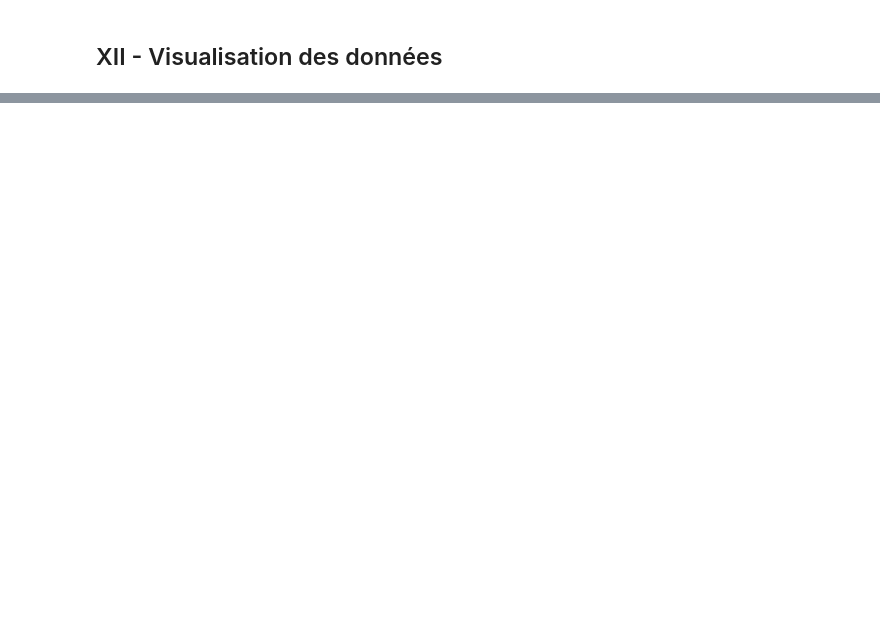
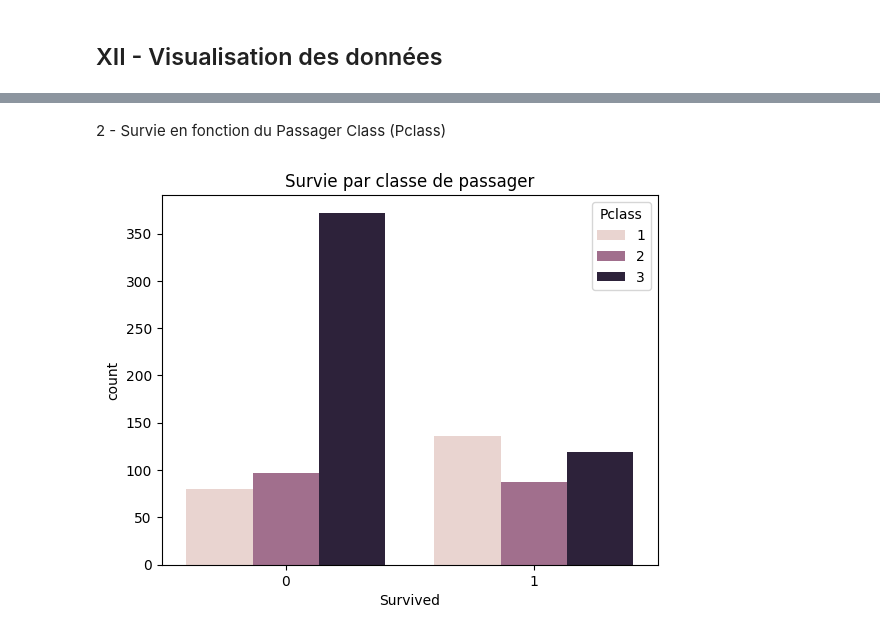
Before and after one commit to GaetanCSimplon/brief_titanic, a Jupyter notebook: model_random_forest_corrige.ipynb, the cells around one changed output, grey strips where cells are left out. Drawn from its saved outputs; the diff is of its cells as text; code cells hidden in the pictures; blank space fills up the shorter version.

```diff
--- a/model_random_forest_corrige.ipynb
+++ b/model_random_forest_corrige.ipynb
@@ -228,0 +246,10 @@ NameError: name 'sns' is not defined
+# %% [markdown]
+2 - Survie en fonction du Passager Class (Pclass)
+# %%
+sns.countplot(x='Survived',
+              hue='Pclass',
+              data=train_cleaned)
+plt.title("Survie par classe de passager")
+plt.show()
+# %% [output]
+[figure, added]
```
Also changed, not shown: parts of 12 cells of this notebook, 1 other file.
